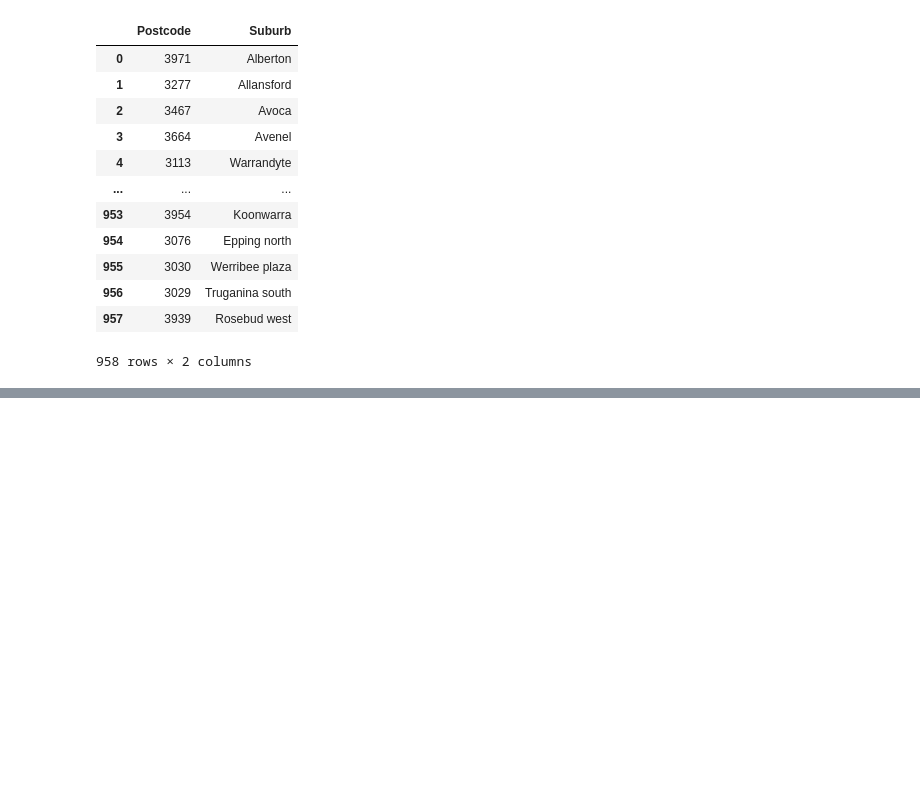
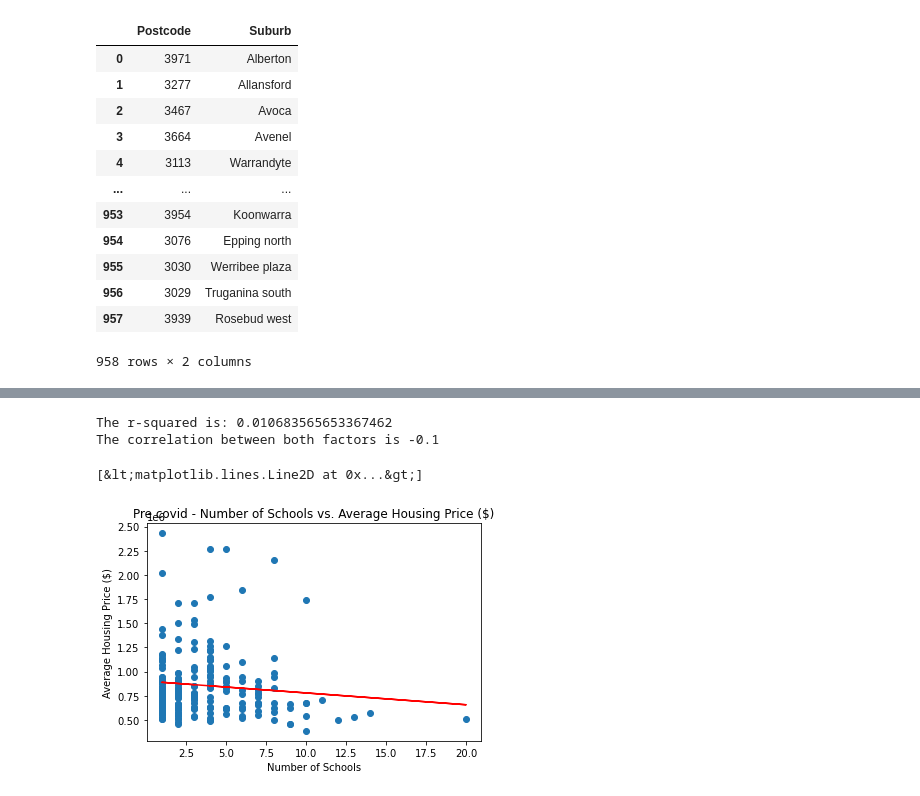
Before and after one commit to jeremychiaa/covid-victorian-real-estate, a Jupyter notebook: cleaned_schools.ipynb, the cells around one changed output, grey strips where cells are left out. Saved outputs shown, nothing was run; the diff lists cells and outputs as text; code cells hidden in the pictures; blank space fills up the shorter version.

```diff
--- a/cleaned_schools.ipynb
+++ b/cleaned_schools.ipynb
@@ -175,0 +256,40 @@ schools_count_df.sort_values("School Count", ascending=False)
+# %%
+# Linear regression function
+def create_linear_regression_plot(x_values, y_values, x_label, y_label, period, line_placement, ylim=None):
+    (slope, intercept, rvalue, pvalue, stderr) = st.linregress(x_values, y_values)
+
+    # Get regression values
+    regress_values = x_values * slope + intercept
+
+    # Create line equation string
+    line_eq = "y = " + str(round(slope,2)) + "x +" + str(round(intercept, 2))
+
+    # Using pyplot to create scatter plot
+    plt.scatter(x_values, y_values)
+    plt.xlabel(x_label)
+    plt.ylabel(y_label)
+    if ylim != None:
+        plt.ylim = (0, ylim)
+    plt.title(f'{period} covid - {x_label} vs. {y_label}')
+    plt.annotate(line_eq,line_placement,fontsize=15,color="red")
+
+    # Print r-squared value
+    print(f"The r-squared is: {rvalue**2}")
+
+    # Print correlation between both factors
+    correlation = st.pearsonr(x_values,y_values)
+    print(f"The correlation between both factors is {round(correlation[0],2)}")
+
+    # Save linear regression plot as png file
+    #plt.savefig(f"./output/{period}_{x_label}_vs_{y_label}.png")
+
+    return plt.plot(x_values,regress_values,"r-")
+# %%
+x_values = grouped_suburbs_df["school_count"]
+y_values = grouped_suburbs_df["price"]
+create_linear_regression_plot(x_values, y_values, "Number of Schools", "Average Housing Price ($)", "Pre", (10,1.5), ylim=None)
+# %% [output]
+The r-squared is: 0.010683565653367462
+The correlation between both factors is -0.1
+[&lt;matplotlib.lines.Line2D at 0x...&gt;]
+[figure, added]
```
Also changed, not shown: parts of 13 cells of this notebook, 3 other files.
